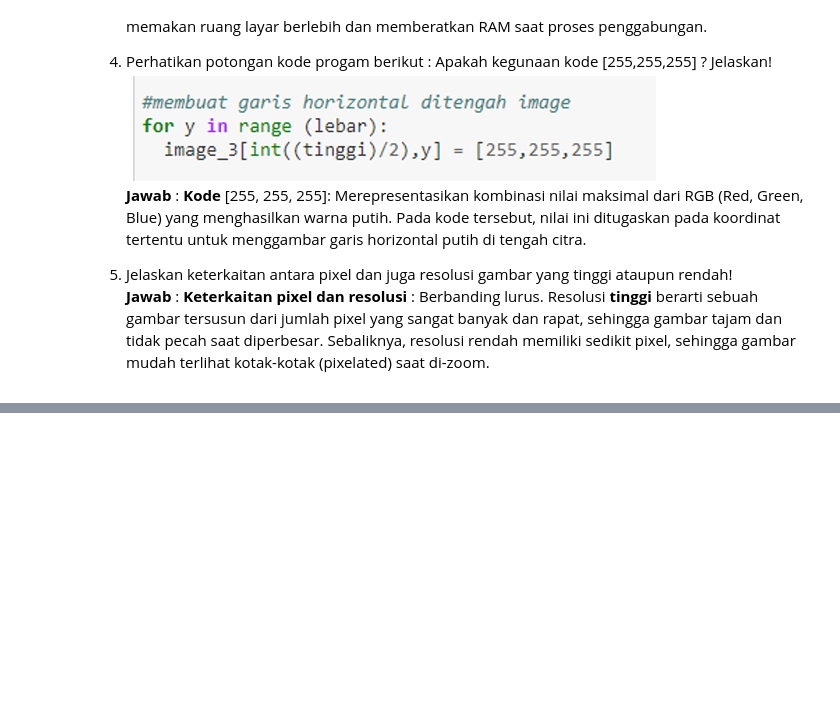
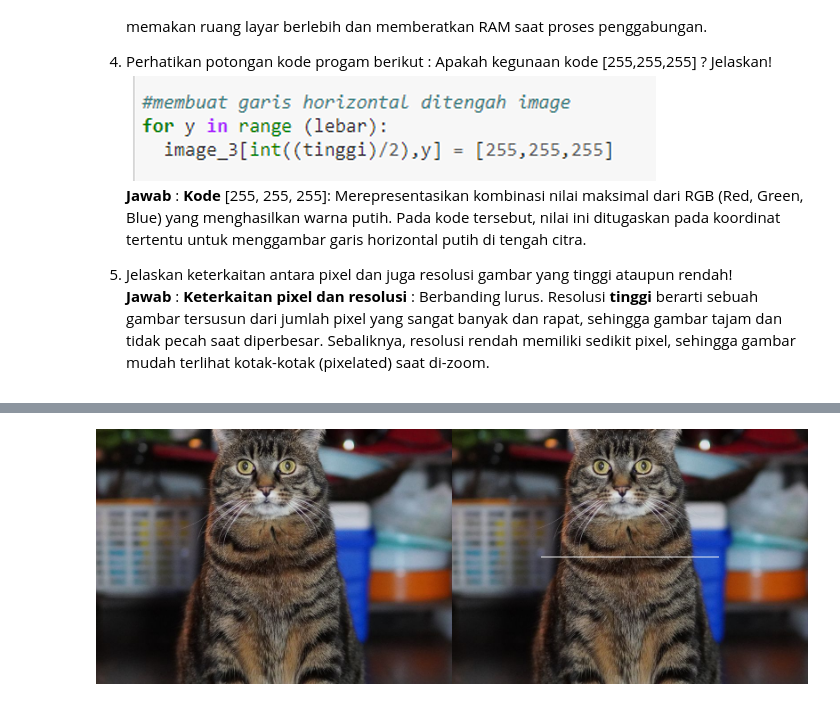
Before and after one commit to ibnuzzi/PCVK_17_Genap_26-27, a Jupyter notebook: latihan_integerasi.ipynb, the cells around one changed output, grey strips where cells are left out. Cells and saved outputs as stored; diff of their text form; code cells hidden in the pictures; blank space fills up the shorter version.

```diff
--- a/latihan_integerasi.ipynb
+++ b/latihan_integerasi.ipynb
@@ -77,0 +120,17 @@ rendah! <br> **Jawab** : **Keterkaitan pixel dan resolusi** : Berbanding lurus.
+# %%
+#Tugas 3: Garis Horizontal Berwarna Putih dengan Panjang Tertentu
+
+img_horiz_pendek = cv.cvtColor(image, cv.COLOR_BGR2RGB)
+
+titik_y = int(tinggi / 2)
+batas_x_awal = int(lebar / 4)      # Mulai dari 25% lebar gambar
+batas_x_akhir = int(lebar * 3/4)   # Berakhir di 75% lebar gambar
+
+# Loop sumbu x hanya pada rentang tertentu
+for x in range(batas_x_awal, batas_x_akhir):
+    img_horiz_pendek[titik_y, x] = [255, 255, 255]
+
+final_frame_3 = cv.hconcat((image_2, img_horiz_pendek))
+cv2_imshow(final_frame_3)
+# %% [output]
+[figure, added]
```
Also changed, not shown: parts of 4 cells of this notebook.
